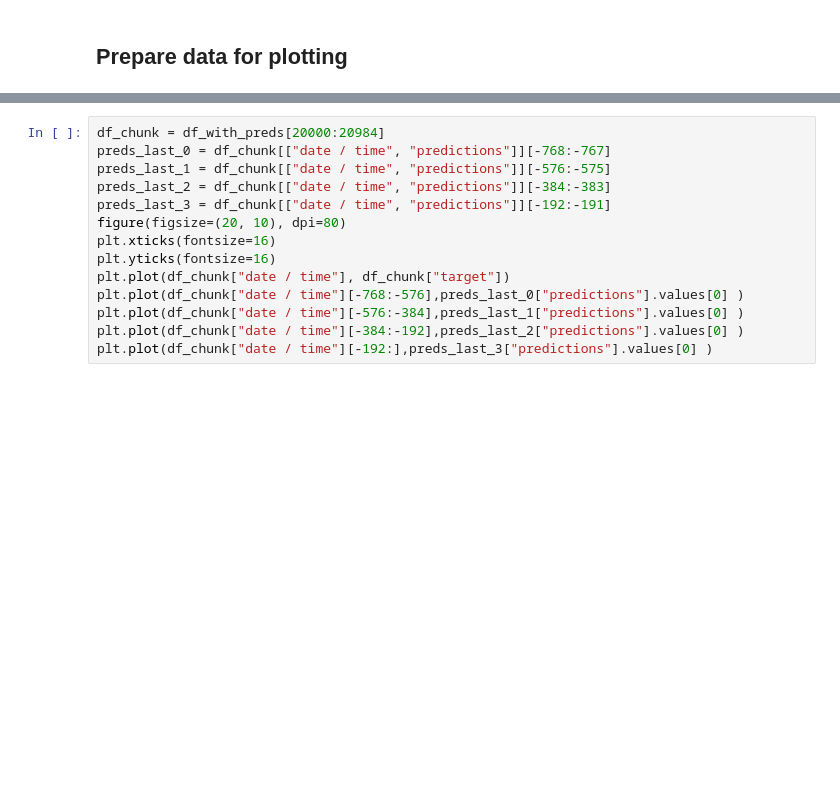
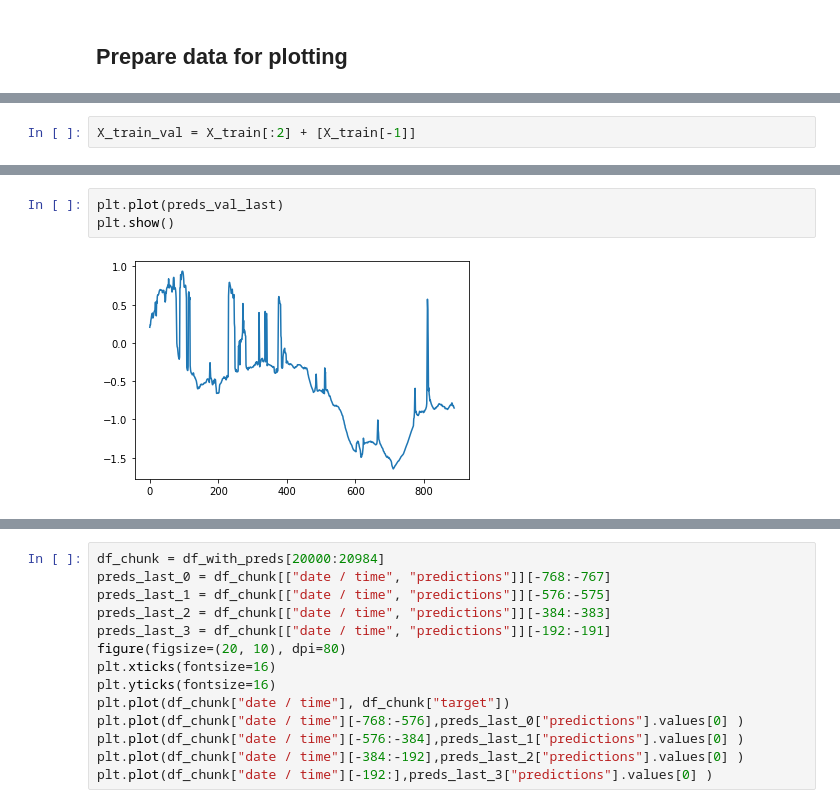
Before and after one commit to Schichael/TCN_Seq2Seq, a Jupyter notebook: notebooks/TCN_TCN_sample_notebook.ipynb, the cells around one changed output, grey strips where cells are left out. Saved outputs shown, nothing was run; the diff lists cells and outputs as text; blank space fills up the shorter version.

```diff
--- a/notebooks/TCN_TCN_sample_notebook.ipynb
+++ b/notebooks/TCN_TCN_sample_notebook.ipynb
@@ -203,2 +254,4 @@ model.save_model(save_path)
+# %%
+X_train_val = X_train[:2] + [X_train[-1]]
 # %%
 # Make predictions for whole dataset
@@ -206,0 +327,5 @@ preds_flat = preds.reshape(preds.shape[0], -1)
+# %%
+plt.plot(preds_val_last)
+plt.show()
+# %% [output]
+[figure, added]
```
Also changed, not shown: parts of 52 cells of this notebook, 10 other files.
